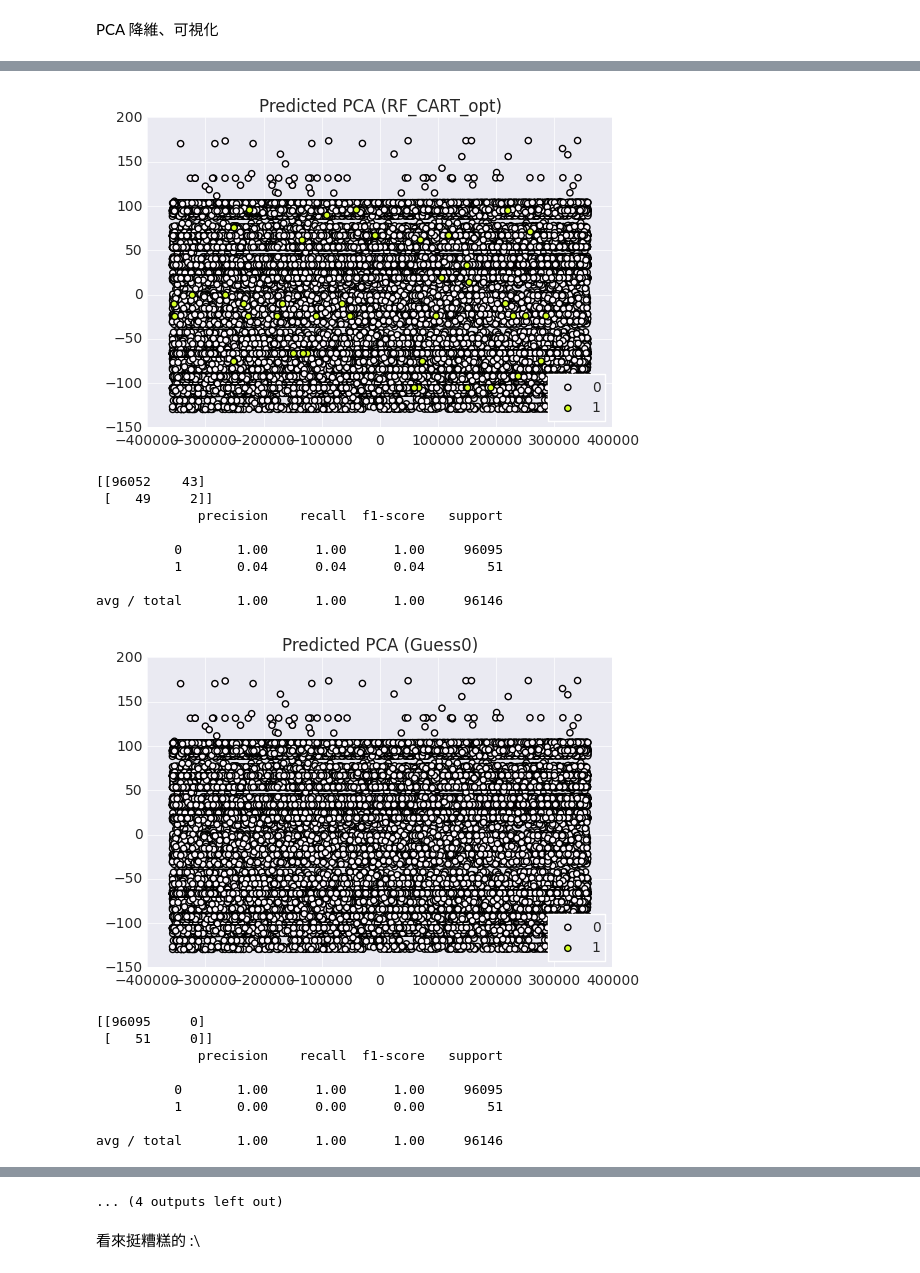
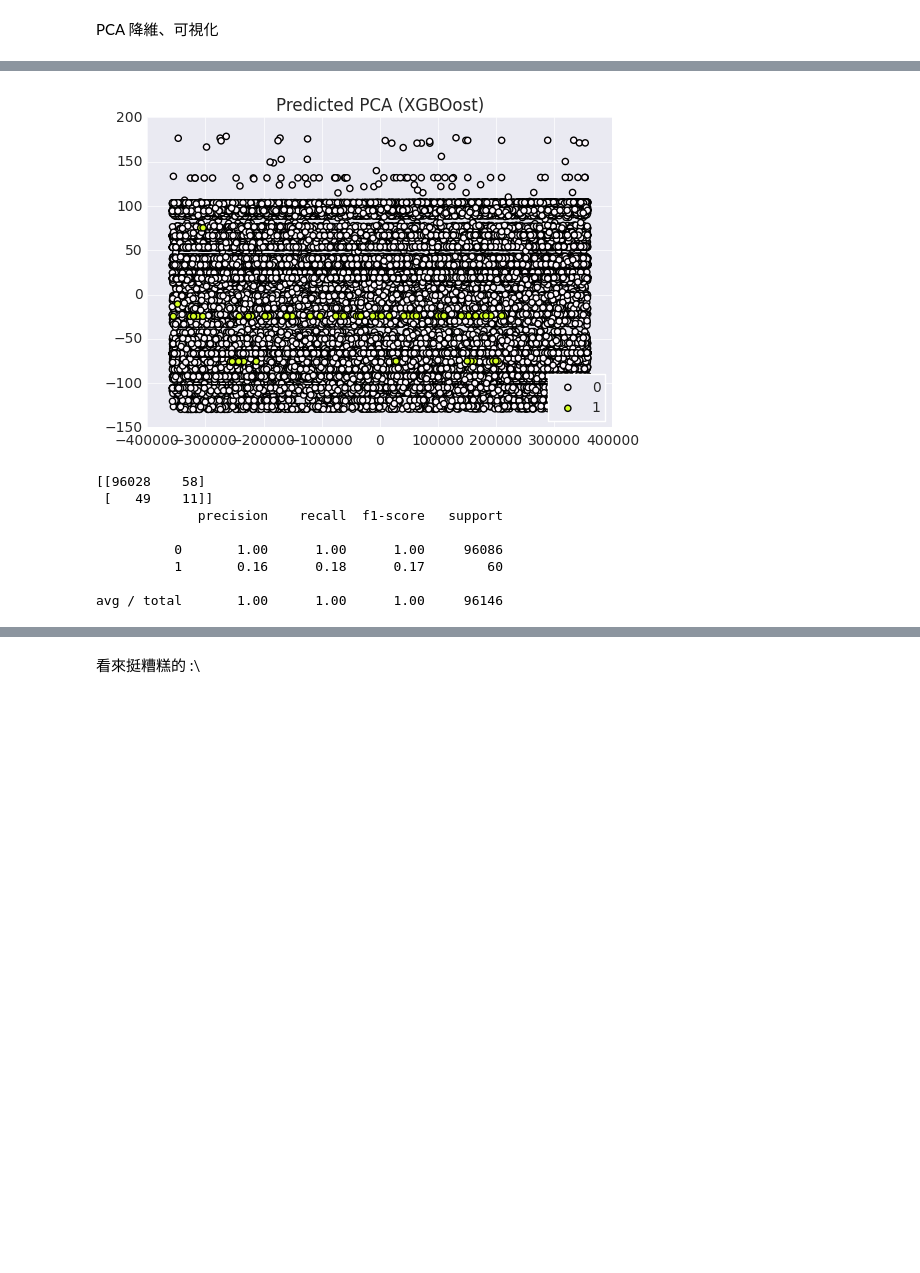
Before and after one commit to peter0749/AI_2017, a Jupyter notebook: hw3/tree.ipynb, the cells around one changed output, grey strips where cells are left out. Saved outputs shown, nothing was run; the diff lists cells and outputs as text; code cells hidden in the pictures; blank space fills up the shorter version.

```diff
--- a/hw3/tree.ipynb
+++ b/hw3/tree.ipynb
@@ -56,13 +56,13 @@ import xgboost as xgb
 from sklearn.model_selection import StratifiedKFold
 from sklearn.metrics import f1_score
 rus = OneSidedSelection()
-kfold = StratifiedKFold(n_splits=3, shuffle=True)
+kfold = StratifiedKFold(n_splits=10, shuffle=True)
 cvscores = []
 param = {
     'objective': 'binary:logistic', # 二元分類的問題
-    'gamma': 0.2,                   # 用於控制是否後剪枝的引數,越大越保守，一般0.1、0.2這樣子。 0.2
-    'max_depth': 5,                 # 構建樹的深度，越大越容易過擬合 5
-    'reg_lambda': 2.2,              # 控制模型複雜度的權重值的L2正則化項引數，引數越大，模型越不容易過擬合。
+    #'gamma': 0.2,                   # 用於控制是否後剪枝的引數,越大越保守，一般0.1、0.2這樣子。 0.2
+    'max_depth': 7,                 # 構建樹的深度，越大越容易過擬合 5
+    #'reg_lambda': 2.2,              # 控制模型複雜度的權重值的L2正則化項引數，引數越大，模型越不容易過擬合。
     'subsample': 0.9,               # 隨機取樣訓練樣本
     'colsample_bytree': 0.9,        # 生成樹時進行的列取樣
     'silent': 0,                    # 設定成 0 輸出 log 到 stderr
@@ -70,7 +70,7 @@ param = {
     #'seed': 1000,
     'scale_pos_weight': 16,         # 給正樣本的權重
     'nthread': 4,                   # cpu 執行緒數
-    'n_estimators': 200             # 生幾棵樹
+    'n_estimators': 30             # 生幾棵樹
 }
 for train, test in kfold.split(data, label):
     X, y = rus.fit_sample(data.iloc[train], label.iloc[train])
@@ -96,15 +106,10 @@ f1.avg: 12.6618% (+/- 0.3813%)
 ## DT on sklearn is based on CART algorithm. Let's try ID3&CART algorithm both. And SVM.
 class_weight = {0:1, 1:16}
 classifiers = {
-               'DT_CART_opt':tree.DecisionTreeClassifier(class_weight=class_weight), 'RF_CART_opt':RandomForestClassifier(class_weight=class_weight),
-               # 'BoostDT_CART_opt':AdaBoostClassifier(tree.DecisionTreeClassifier(class_weight=class_weight), n_estimators=30),
-               'DT_ID3':tree.DecisionTreeClassifier(criterion="entropy",class_weight=class_weight), 'RF_ID3':RandomForestClassifier(criterion="entropy",class_weight=class_weight),
-               # 'BoostDT_ID3':AdaBoostClassifier(tree.DecisionTreeClassifier(criterion="entropy",class_weight=class_weight), n_estimators=30),
-               # 'XGBoost': xgb.XGBClassifier(**param)
-               # 'SVM':SVC(),
-               # 'MLP(NN)': MLPClassifier(solver='lbfgs', alpha=1e-5,hidden_layer_sizes=(5, 2),
-                                        #activation='relu', max_iter=50, momentum=0.9, early_stopping=True, learning_rate_init=0.001,
-                                        #nesterovs_momentum=True, shuffle=True, verbose=True),
+               'DT_CART_opt':tree.DecisionTreeClassifier(class_weight=class_weight, max_depth=7), 'RF_CART_opt':RandomForestClassifier(class_weight=class_weight, max_depth=7),
+               'BoostDT_CART_opt':AdaBoostClassifier(tree.DecisionTreeClassifier(class_weight=class_weight, max_depth=7), n_estimators=30),
+               'DT_ID3':tree.DecisionTreeClassifier(criterion="entropy",class_weight=class_weight, max_depth=7), 'RF_ID3':RandomForestClassifier(criterion="entropy",class_weight=class_weight, max_depth=7),
+               'BoostDT_ID3':AdaBoostClassifier(tree.DecisionTreeClassifier(criterion="entropy",class_weight=class_weight, max_depth=7), n_estimators=30),
                #'Random':DummyClassifier('uniform'), ## 下面這兩個是 baseline ，不應該比亂猜/都猜0還差
                #'Guess0':DummyClassifier('most_frequent')
               }
@@ -147,9 +173,9 @@ score: 4.86%
 from sklearn.model_selection import train_test_split
 param = {
     'objective': 'binary:logistic', # 二元分類的問題
-    'gamma': 0.2,                   # 用於控制是否後剪枝的引數,越大越保守，一般0.1、0.2這樣子。 0.2
-    'max_depth': 5,                 # 構建樹的深度，越大越容易過擬合 5
-    'reg_lambda': 2.2,              # 控制模型複雜度的權重值的L2正則化項引數，引數越大，模型越不容易過擬合。
+    #'gamma': 0.2,                   # 用於控制是否後剪枝的引數,越大越保守，一般0.1、0.2這樣子。 0.2
+    'max_depth': 7,                 # 構建樹的深度，越大越容易過擬合 5
+    #'reg_lambda': 2.2,              # 控制模型複雜度的權重值的L2正則化項引數，引數越大，模型越不容易過擬合。
     'subsample': 0.9,               # 隨機取樣訓練樣本
     'colsample_bytree': 0.9,        # 生成樹時進行的列取樣
     'silent': 0,                    # 設定成 0 輸出 log 到 stderr
@@ -157,7 +183,7 @@ param = {
     #'seed': 1000,
     'scale_pos_weight': 16,         # 給正樣本的權重
     'nthread': 4,                   # cpu 執行緒數
-    'n_estimators': 10000           # 生幾棵樹
+    'n_estimators': 200             # 生幾棵樹
 }
 clf = xgb.XGBClassifier(**param)
 X_train, X_test, Y_train, Y_test = train_test_split(data, label, test_size=0.1)
@@ -172,5 +198,11 @@ score = f1_score(Y_test, predicted)
 print confusion_metrix
 print inclass_precision
 print score
-clf.save_model('XGBoost_classifier.model')
+
+import pickle
+
+with open("xgboost_model.pickle.dat", "wb") as fp:
+    pickle.dump(clf, fp)
+with open("xgboost_model.pickle.dat", "rb") as fp:
+    clf_retrived = pickle.load(fp)
 # %% [output]
@@ -197,28 +260,19 @@ plot_embedding(embedding, Y_test, 2, 'Expected PCA') ## 視覺化, 看起來幾
 # %%
-predicted = model.predict(X_test)
+predicted = clf.predict(np.asarray(X_test))
 predicted[predicted<0.5] = 0
 predicted[predicted>0] = 1
 confusion_metrix = skl.metrics.confusion_matrix(Y_test, predicted)
-plot_embedding(embedding, predicted, 2, 'Predicted PCA (%s)'%model_name)
+plot_embedding(embedding, predicted, 2, 'Predicted PCA (XGBOost)')
 inclass_precision = skl.metrics.classification_report(Y_test, predicted)
 print confusion_metrix   ## 看看 model 在未知的資料上表現如何，判斷模型是否 underlearning, 注意，我們只在乎 label==1 的部分
 print inclass_precision  ## 同上
 # %% [output]
-[figure, old version]
+[figure, new version]
-[[96052    43]
- [   49     2]]
+[[96028    58]
+ [   49    11]]
              precision    recall  f1-score   support
 
-          0       1.00      1.00      1.00     96095
-          1       0.04      0.04      0.04        51
+          0       1.00      1.00      1.00     96086
+          1       0.16      0.18      0.17        60
 
 avg / total       1.00      1.00      1.00     96146
-[figure, removed]
-[[96095     0]
- [   51     0]]
-             precision    recall  f1-score   support
-
-          0       1.00      1.00      1.00     96095
-          1       0.00      0.00      0.00        51
-
-avg / total       1.00      1.00      1.00     96146
@@ -261,4 +279,3 @@ avg / total       1.00      0.50      0.67     96146
-... (4 outputs left out)
 # %% [markdown]
 看來挺糟糕的 :\
 # %% [markdown]
```
Also changed, not shown: parts of 7 cells of this notebook.
